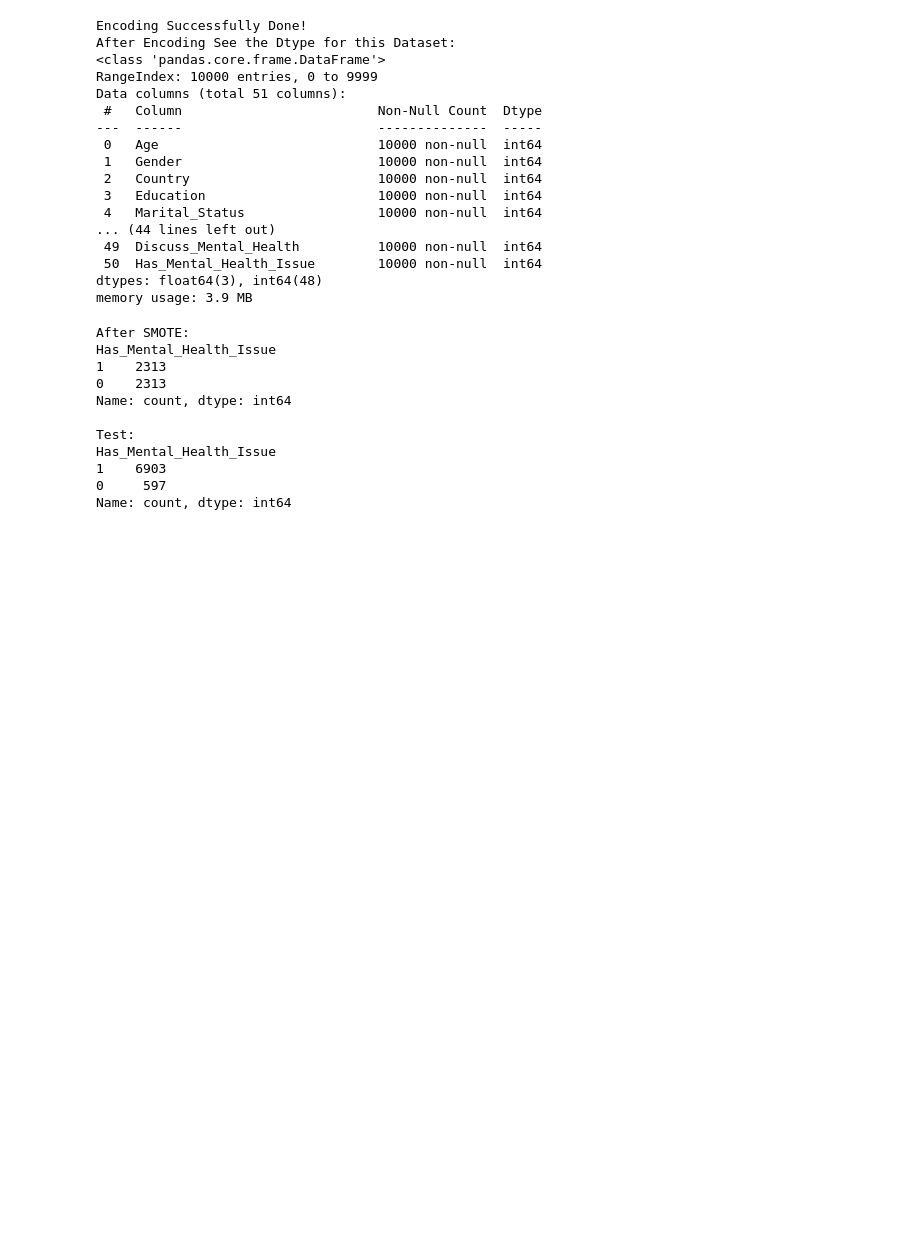
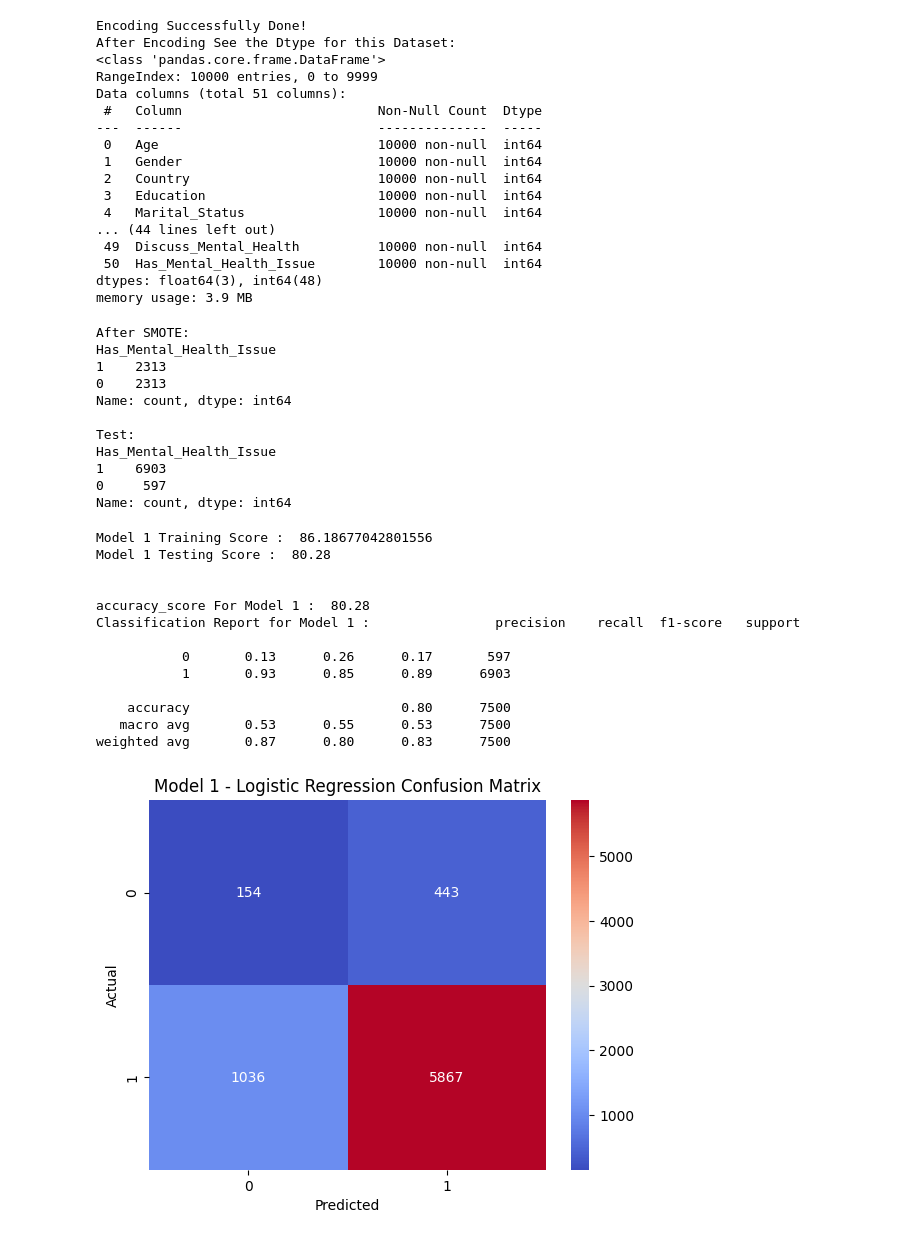
Before and after one commit to samifahim07/PsychWell-Predictive-Modeling, a Jupyter notebook: mental_health.ipynb, the cells around one changed output. Saved outputs shown, nothing was run; the diff lists cells and outputs as text; code cells hidden in the pictures; blank space fills up the shorter version.

```diff
--- a/mental_health.ipynb
+++ b/mental_health.ipynb
@@ -443,3 +443,49 @@ Has_Mental_Health_Issue
 1    6903
 0     597
 Name: count, dtype: int64
+# %%
+lg = LogisticRegression()
+
+model_1_lg =lg.fit(xtrain,ytrain)
+
+#Training score
+print("Model 1 Training Score : ", model_1_lg.score(xtrain,ytrain)*100)
+
+#Testing score
+print("Model 1 Testing Score : ", model_1_lg.score(xtest,ytest)*100)
+
+# prediciton
+y_pred_lg = lg.predict(xtest)
+print('\n')
+
+# Accuracy score
+ac_score_lg = accuracy_score(ytest,y_pred_lg)
+print("accuracy_score For Model 1 : ", ac_score_lg*100)
+
+#classification report
+class_rep_lg = classification_report(ytest, y_pred_lg)
+print("Classification Report for Model 1 : ", class_rep_lg)
+
+#confusion matrix
+con_max_lg = confusion_matrix(ytest,y_pred_lg)
+# Heatmap for confusion matrix
+sns.heatmap(con_max_lg, annot=True,fmt='d',cmap="coolwarm")
+plt.title("Model 1 - Logistic Regression Confusion Matrix")
+plt.xlabel("Predicted")
+plt.ylabel("Actual")
+plt.show()
+# %% [output]
+Model 1 Training Score :  86.18677042801556
+Model 1 Testing Score :  80.28
+
+
+accuracy_score For Model 1 :  80.28
+Classification Report for Model 1 :                precision    recall  f1-score   support
+
+           0       0.13      0.26      0.17       597
+           1       0.93      0.85      0.89      6903
+
+    accuracy                           0.80      7500
+   macro avg       0.53      0.55      0.53      7500
+weighted avg       0.87      0.80      0.83      7500
+[figure, added]
```
